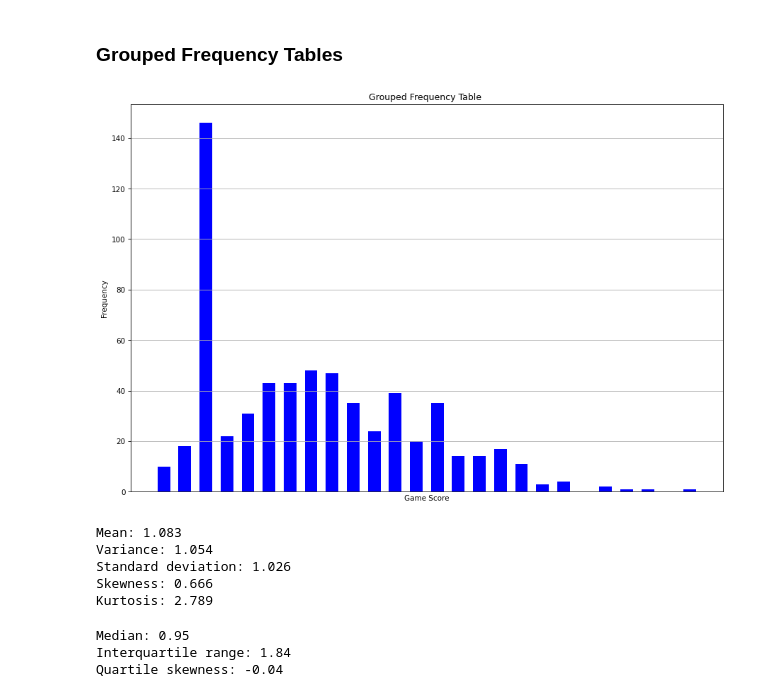
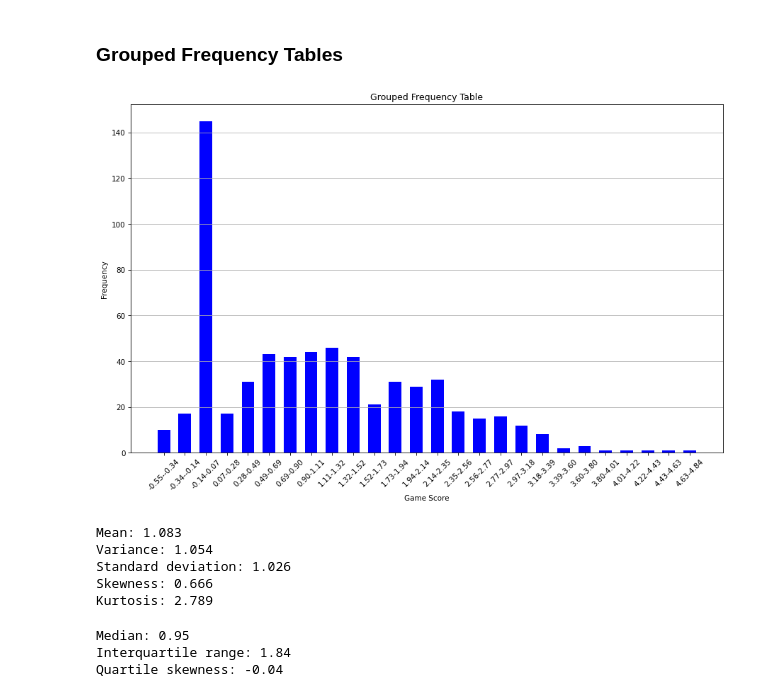
Before and after one commit to thedanicode24/moneypuck-data, a Jupyter notebook: player/matthews.ipynb, the cells around one changed output. Drawn from its saved outputs; the diff is of its cells as text; code cells hidden in the pictures.

```diff
--- a/player/matthews.ipynb
+++ b/player/matthews.ipynb
@@ -88,19 +88,15 @@ df = preprocessing.one_hot_encoding(df, categorical_cols)
 # %%
 feature = "gameScore"
 label = "Game Score"
-# %%
-from math import sqrt
-num_bins=sqrt(len(df))
-game_score_max = df[feature].max()
-game_score_min = df[feature].min()
-da.plot_grouped_ftab(df[feature], bin_size=(game_score_max-game_score_min)/num_bins, xlabel=label)
-# %% [output]
-[figure, removed]
-Mean: 1.083
-Variance: 1.054
-Standard deviation: 1.026
-Skewness: 0.666
-Kurtosis: 2.789
+# %%
+da.plot_grouped_ftab(df[feature], bin_method="sqrt", xlabel=label)
+# %% [output]
+[figure, added]
+Mean: 1.083
+Variance: 1.054
+Standard deviation: 1.026
+Skewness: 0.666
+Kurtosis: 2.789
 # %%
 da.plot_cdf(0, df[feature], xlabel=label)
 # %% [output]
```
Also changed, not shown: parts of 4 cells of this notebook, 3 other files.
